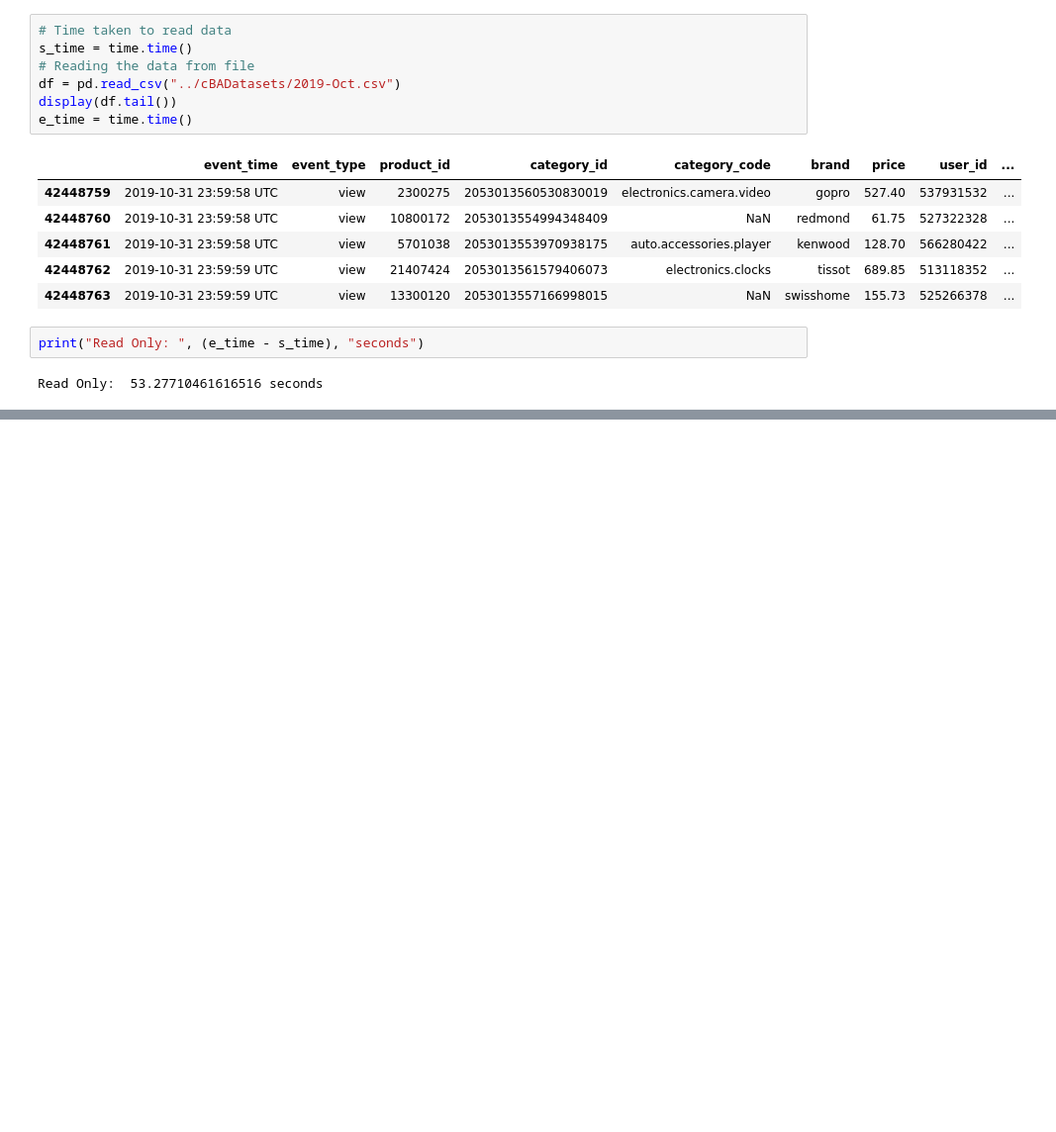
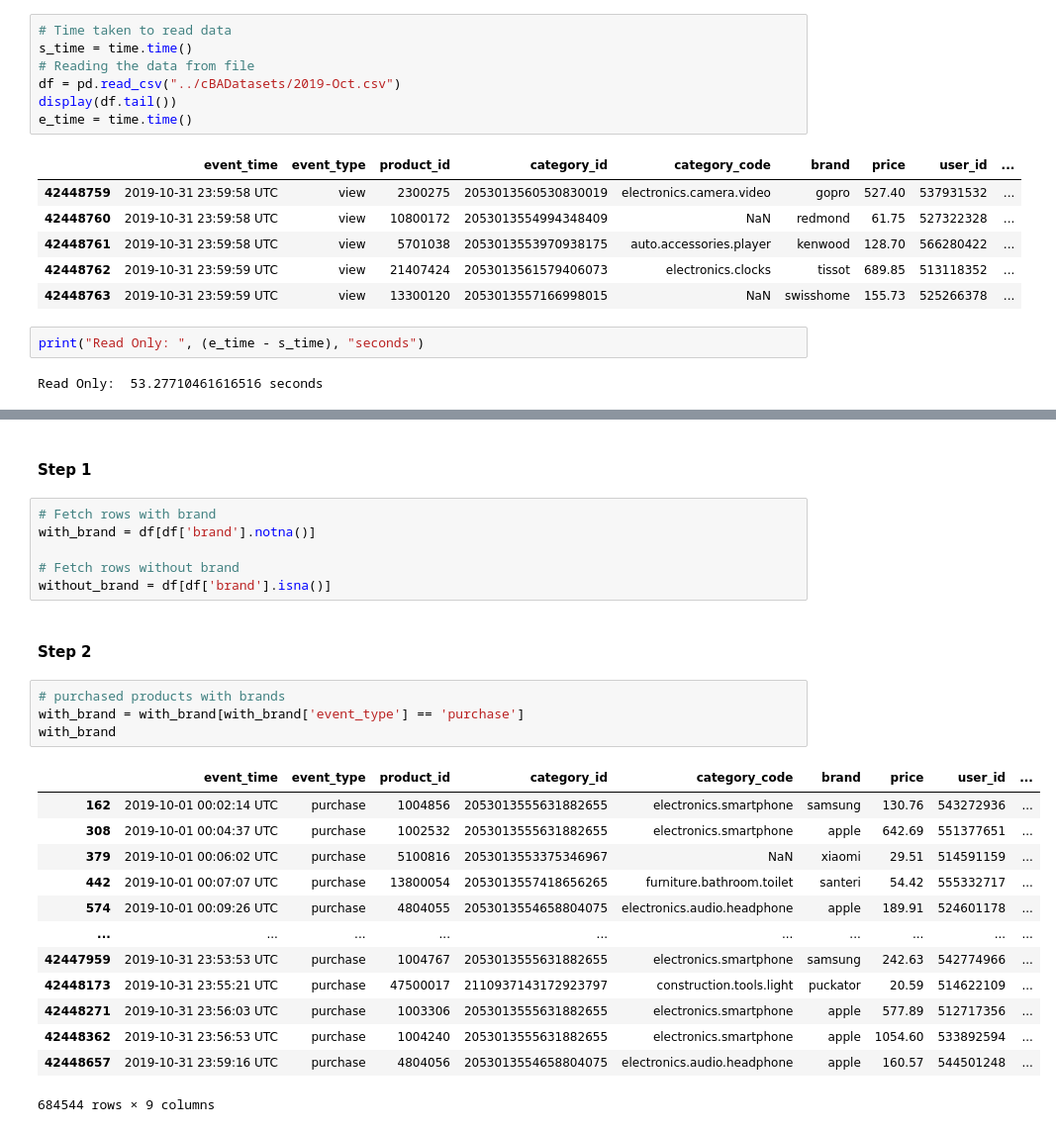
Before and after one commit to ZobaerIslam/Customer-Behavior-Analysis, a Jupyter notebook: customer_behavior_analysis.ipynb, the cells around one changed output, grey strips where cells are left out. Shown: that part at 99% size. Saved outputs shown, nothing was run; the diff lists cells and outputs as text; blank space fills up the shorter version.

Commit message:
brand analysis

```diff
--- a/customer_behavior_analysis.ipynb
+++ b/customer_behavior_analysis.ipynb
@@ -116,0 +152,28 @@ Read Only:  53.27710461616516 seconds
+# %% [markdown]
+####  Step 1
+# %%
+# Fetch rows with brand
+with_brand = df[df['brand'].notna()]
+
+# Fetch rows without brand
+without_brand = df[df['brand'].isna()]
+# %% [markdown]
+#### Step 2
+# %%
+# purchased products with brands
+with_brand = with_brand[with_brand['event_type'] == 'purchase']
+with_brand
+# %% [output]
+|  | event_time | event_type | product_id | category_id | category_code | brand | price | user_id | ... |
+| 162 | 2019-10-01 00:02:14 UTC | purchase | 1004856 | 2053013555631882655 | electronics.smartphone | samsung | 130.76 | 543272936 | ... |
+| 308 | 2019-10-01 00:04:37 UTC | purchase | 1002532 | 2053013555631882655 | electronics.smartphone | apple | 642.69 | 551377651 | ... |
+| 379 | 2019-10-01 00:06:02 UTC | purchase | 5100816 | 2053013553375346967 | NaN | xiaomi | 29.51 | 514591159 | ... |
+| 442 | 2019-10-01 00:07:07 UTC | purchase | 13800054 | 2053013557418656265 | furniture.bathroom.toilet | santeri | 54.42 | 555332717 | ... |
+| 574 | 2019-10-01 00:09:26 UTC | purchase | 4804055 | 2053013554658804075 | electronics.audio.headphone | apple | 189.91 | 524601178 | ... |
+| ... | ... | ... | ... | ... | ... | ... | ... | ... | ... |
+| 42447959 | 2019-10-31 23:53:53 UTC | purchase | 1004767 | 2053013555631882655 | electronics.smartphone | samsung | 242.63 | 542774966 | ... |
+| 42448173 | 2019-10-31 23:55:21 UTC | purchase | 47500017 | 2110937143172923797 | construction.tools.light | puckator | 20.59 | 514622109 | ... |
+| 42448271 | 2019-10-31 23:56:03 UTC | purchase | 1003306 | 2053013555631882655 | electronics.smartphone | apple | 577.89 | 512717356 | ... |
+| 42448362 | 2019-10-31 23:56:53 UTC | purchase | 1004240 | 2053013555631882655 | electronics.smartphone | apple | 1054.60 | 533892594 | ... |
+| 42448657 | 2019-10-31 23:59:16 UTC | purchase | 4804056 | 2053013554658804075 | electronics.audio.headphone | apple | 160.57 | 544501248 | ... |
+684544 rows × 9 columns
```
Also changed, not shown: parts of 10 cells of this notebook, 2 other files.
